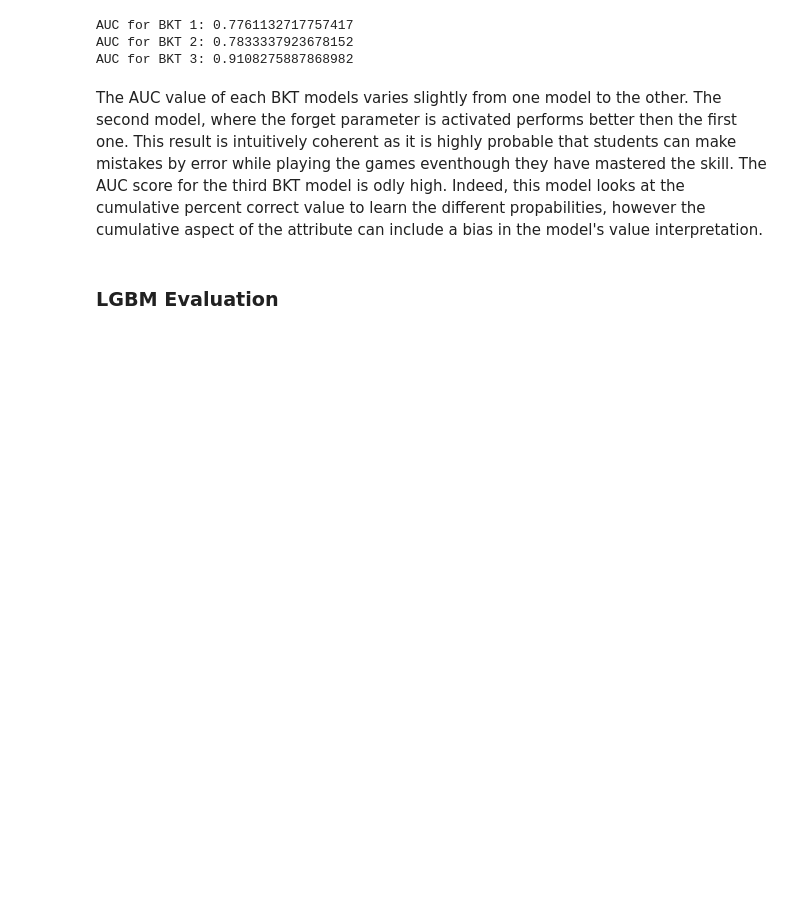
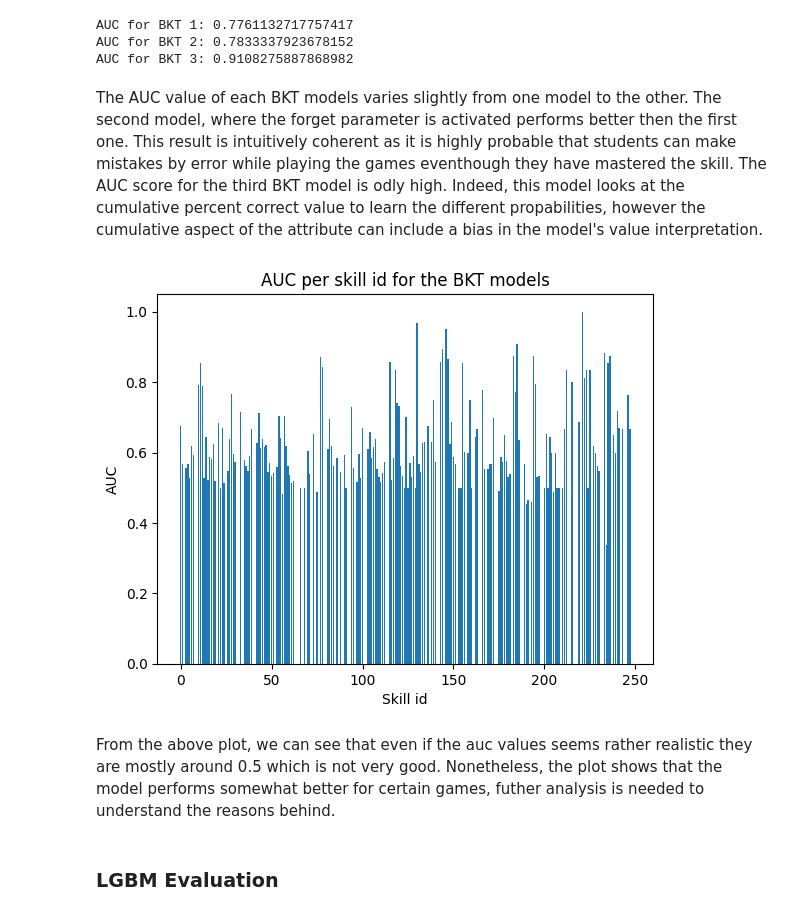
Before and after one commit to ewaMiazga/mlbdProject-2023, a Jupyter notebook: project/milestone-04/m4_calcularis_calcularis_crusaders.ipynb, the cells around one changed output. Drawn from its saved outputs; the diff is of its cells as text; code cells hidden in the pictures; blank space fills up the shorter version.

```diff
--- a/project/milestone-04/m4_calcularis_calcularis_crusaders.ipynb
+++ b/project/milestone-04/m4_calcularis_calcularis_crusaders.ipynb
@@ -366,0 +359,19 @@ bkt_3.params().head()
+# %%
+# To fit the BKT model for each skill id we build a dataframe with the skill id as the skill name
+df_bkt_per_skill = df_task_events.copy()
+df_bkt_per_skill.rename(columns={'skill_name':'original_skill_name', 'skill_id':'skill_name'}, inplace=True)
+df_bkt_per_skill["skill_name"] = df_bkt_per_skill["skill_name"].astype(str)
+
+auc_per_skill = {}
+nan_counter = 0
+bkt_skill = Model(seed=0)
+for skill in events['skill_id'].unique():
+    # We skip the skill ids that have a nan value
+    if np.isnan(skill):
+        nan_counter += 1
+        continue
+    else:
+        bkt_skill.fit(data=df_bkt_per_skill, skills=str(skill), forgets=True)
+        auc_per_skill[skill]= bkt_skill.evaluate(data=df_bkt_per_skill, metric='auc')
+
+print(f'Number of nan values: {nan_counter}')
@@ -578,6 +596,17 @@ AUC for BKT 2: 0.7833337923678152
 AUC for BKT 3: 0.9108275887868982
 # %% [markdown]
 The AUC value of each BKT models varies slightly from one model to the other. The second model, where the forget parameter is activated performs better then the first one. This result is intuitively coherent as it is highly probable that students can make mistakes by error while playing the games eventhough they have mastered the skill. The AUC score for the third BKT model is odly high. Indeed, this model looks at the cumulative percent correct value to learn the different propabilities, however the cumulative aspect of the attribute can include a bias in the model's value interpretation.
+# %%
+# Plotting the auc per skill id for the BKT models
+plt.bar(auc_per_skill.keys(), height=auc_per_skill.values())
+plt.xlabel("Skill id")
+plt.ylabel("AUC")
+plt.title("AUC per skill id for the BKT models")
+plt.show()
+# %% [output]
+[figure, added]
+# %% [markdown]
+From the above plot, we can see that even if the auc values seems rather realistic they are mostly around 0.5 which is not very good. Nonetheless, the plot shows that the model performs somewhat better for certain games, futher analysis is needed to understand the reasons behind.
 # %% [markdown]
 ### LGBM Evaluation
 # %%
```
Also changed, not shown: parts of 20 cells of this notebook.
